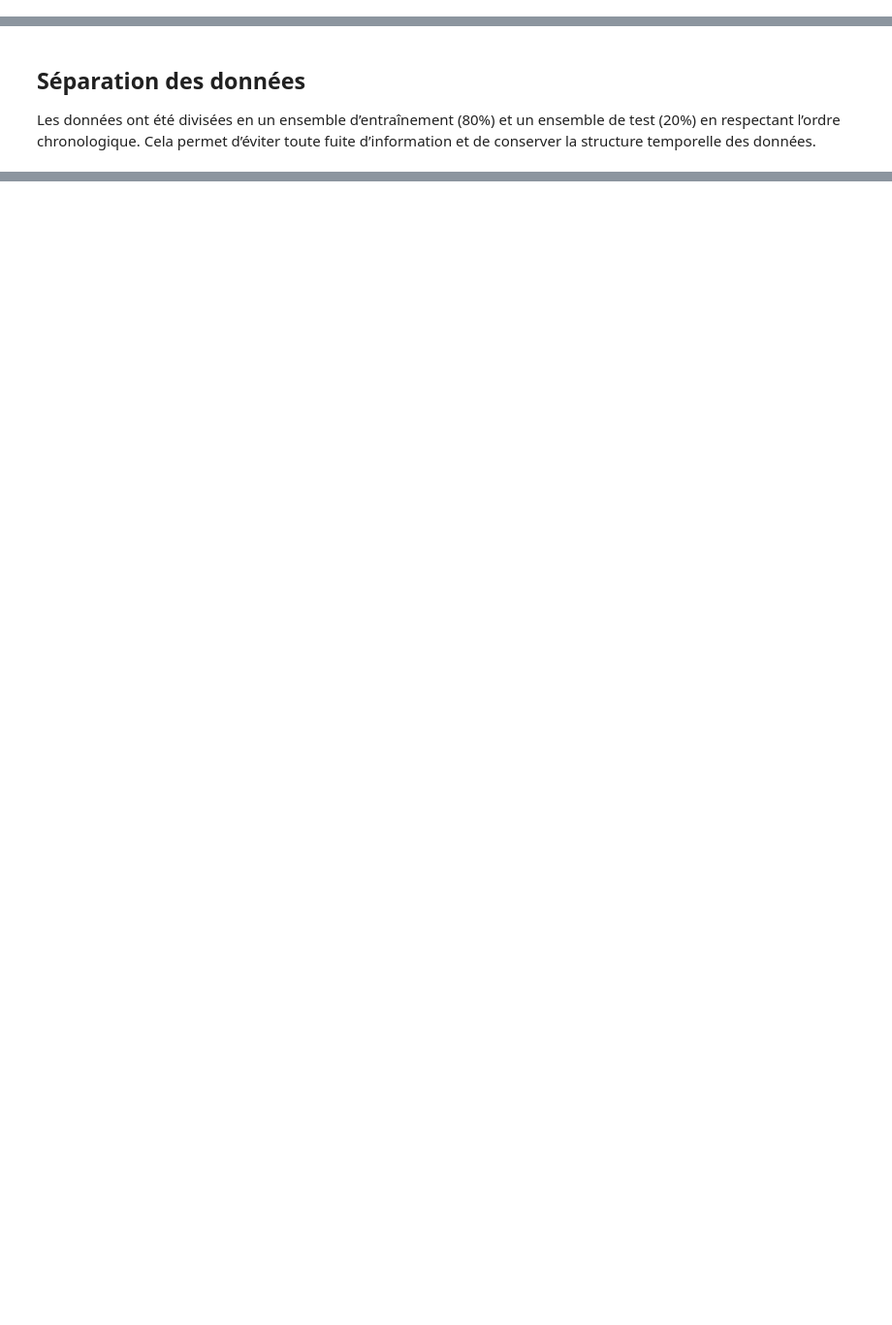
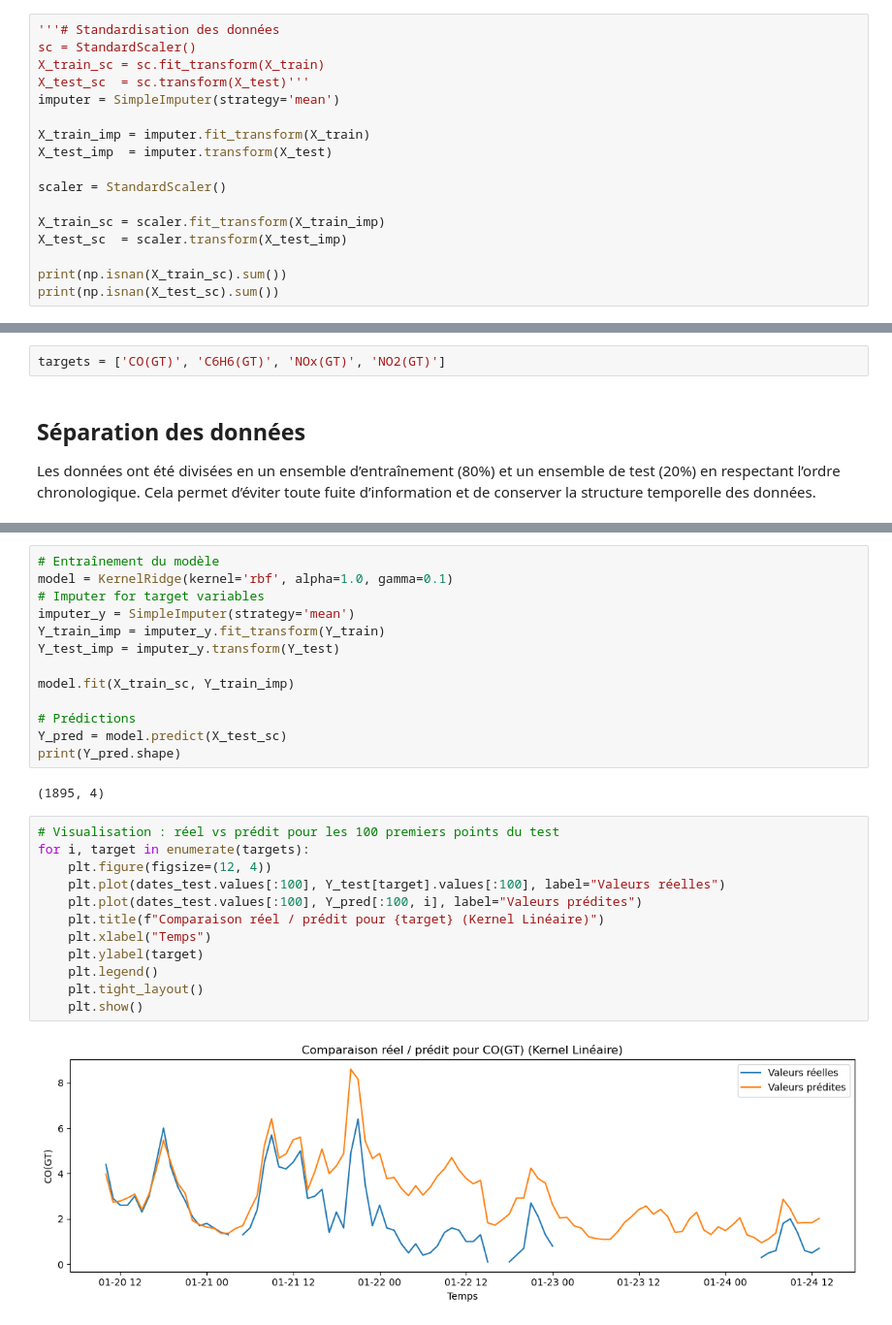
Before and after one commit to NourBouabid/regression_air_quality, a Jupyter notebook: notebook.ipynb, the cells around one changed output, grey strips where cells are left out. Shown at 97% size. Saved outputs shown, nothing was run; the diff lists cells and outputs as text; blank space fills up the shorter version.

```diff
--- a/notebook.ipynb
+++ b/notebook.ipynb
@@ -184,3 +196,20 @@ print(y_train.shape, y_test.shape)
 # %% [output]
 (7576, 9) (1895, 9)
 (7576, 4) (1895, 4)
+# %%
+'''# Standardisation des données
+sc = StandardScaler()
+X_train_sc = sc.fit_transform(X_train)
+X_test_sc  = sc.transform(X_test)'''
+imputer = SimpleImputer(strategy='mean')
+
+X_train_imp = imputer.fit_transform(X_train)
+X_test_imp  = imputer.transform(X_test)
+
+scaler = StandardScaler()
+
+X_train_sc = scaler.fit_transform(X_train_imp)
+X_test_sc  = scaler.transform(X_test_imp)
+
+print(np.isnan(X_train_sc).sum())
+print(np.isnan(X_test_sc).sum())
@@ -187,3 +219,5 @@ print(y_train.shape, y_test.shape)
+# %%
+targets = ['CO(GT)', 'C6H6(GT)', 'NOx(GT)', 'NO2(GT)']
 # %% [markdown]
 ## Séparation des données
 
@@ -190,0 +263,29 @@ Les données ont été divisées en un ensemble d’entraînement (80%) et un en
+# %%
+# Entraînement du modèle
+model = KernelRidge(kernel='rbf', alpha=1.0, gamma=0.1)
+# Imputer for target variables
+imputer_y = SimpleImputer(strategy='mean')
+Y_train_imp = imputer_y.fit_transform(Y_train)
+Y_test_imp = imputer_y.transform(Y_test)
+
+model.fit(X_train_sc, Y_train_imp)
+
+# Prédictions
+Y_pred = model.predict(X_test_sc)
+print(Y_pred.shape)
+# %% [output]
+(1895, 4)
+# %%
+# Visualisation : réel vs prédit pour les 100 premiers points du test
+for i, target in enumerate(targets):
+    plt.figure(figsize=(12, 4))
+    plt.plot(dates_test.values[:100], Y_test[target].values[:100], label="Valeurs réelles")
+    plt.plot(dates_test.values[:100], Y_pred[:100, i], label="Valeurs prédites")
+    plt.title(f"Comparaison réel / prédit pour {target} (Kernel Linéaire)")
+    plt.xlabel("Temps")
+    plt.ylabel(target)
+    plt.legend()
+    plt.tight_layout()
+    plt.show()
+# %% [output]
+[figure, added]
```
Also changed, not shown: parts of 18 cells of this notebook.
